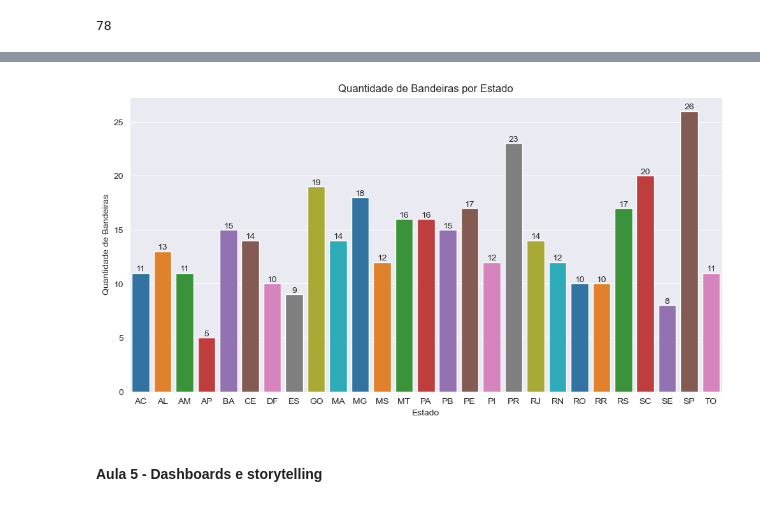
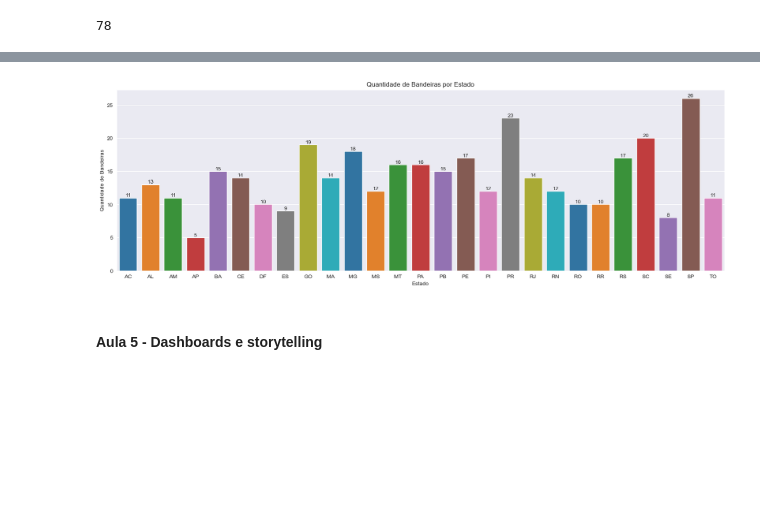
Before and after one commit to RicardViana/fiap-data-viz-and-production-models, a Jupyter notebook: analise_de_negocios.ipynb, the cells around one changed output, grey strips where cells are left out. Saved outputs shown, nothing was run; the diff lists cells and outputs as text; code cells hidden in the pictures; blank space fills up the shorter version.

```diff
--- a/analise_de_negocios.ipynb
+++ b/analise_de_negocios.ipynb
@@ -1130,18 +1131,18 @@ array(['PETROBRAS DISTRIBUIDORA S.A.', 'IPIRANGA', 'BRANCA', 'RAIZEN',
 bandeiras_estado = df_anp_bandeira_estado.groupby('estado').bandeira.nunique().reset_index().copy()
 # %%
 # Gerar grafico
-plt.figure(figsize=(12, 6))
+plt.figure(figsize=(20, 6))
 sns.barplot(x='estado', y='bandeira', hue='estado', data=bandeiras_estado, palette='tab10', legend=False)
 
 plt.title('Quantidade de Bandeiras por Estado')
 plt.xlabel('Estado')
 plt.ylabel('Quantidade de Bandeiras')
 
 for index, row in bandeiras_estado.iterrows():
     plt.annotate(row['bandeira'], xy=(index, row['bandeira']), ha='center', va='bottom')
 
 plt.show()
 # %% [output]
-[figure, old version]
+[figure, new version]
 # %% [markdown]
 #### **Aula 5 - Dashboards e storytelling**
```
Also changed, not shown: parts of 23 cells of this notebook.
